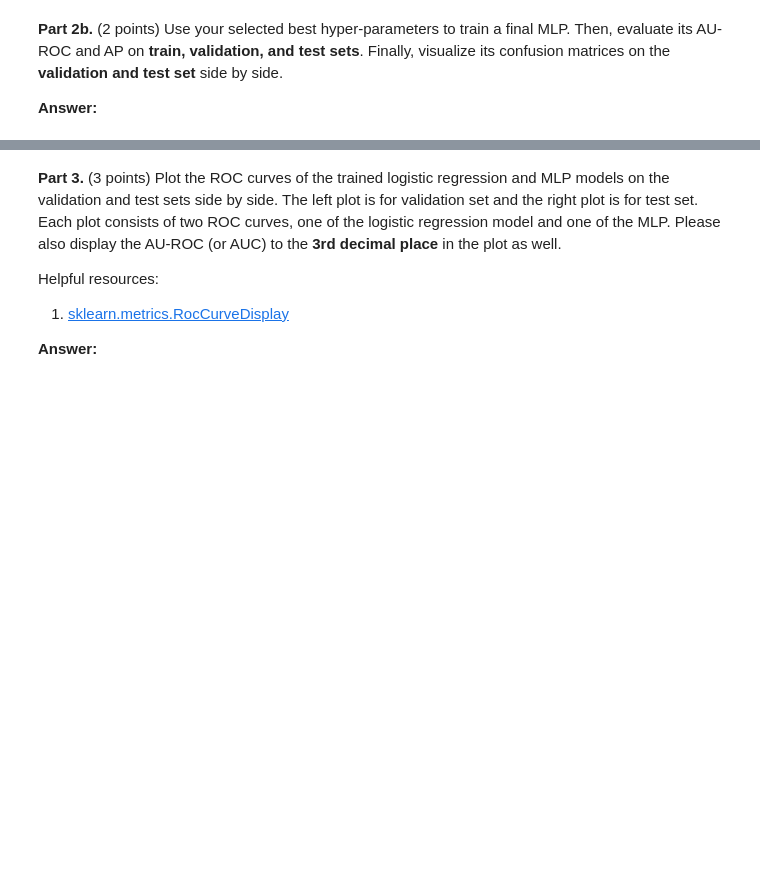
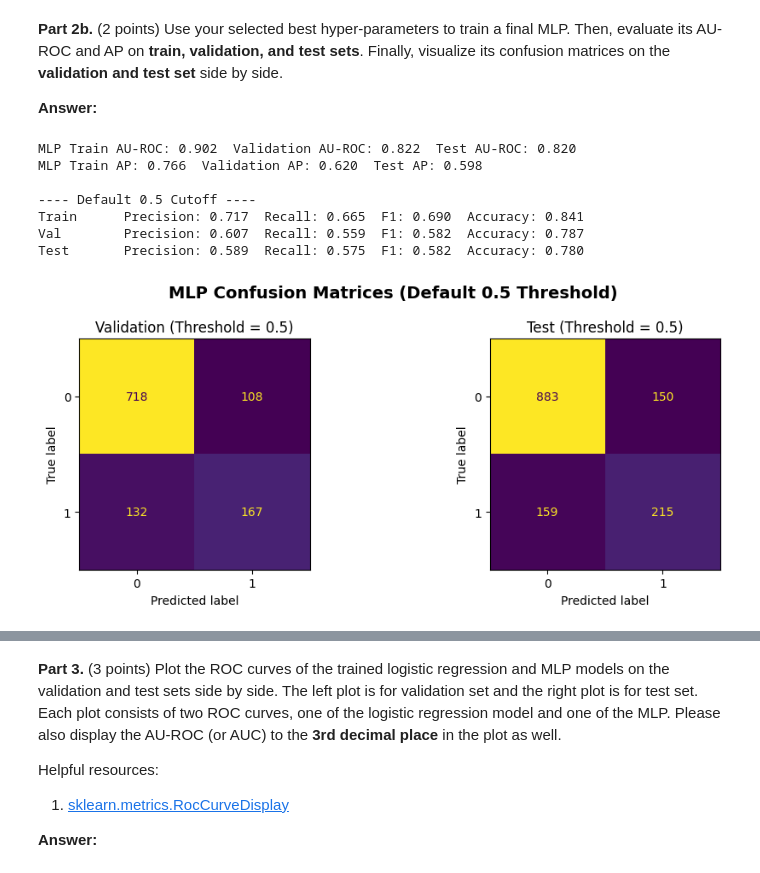
Before and after one commit to AHMerrill/ml-4, a Jupyter notebook: Zan_Merrill_ahm2452_HW4.ipynb, the cells around one changed output, grey strips where cells are left out. Drawn from its saved outputs; the diff is of its cells as text; code cells hidden in the pictures; blank space fills up the shorter version.

```diff
--- a/Zan_Merrill_ahm2452_HW4.ipynb
+++ b/Zan_Merrill_ahm2452_HW4.ipynb
@@ -801,0 +803,69 @@ print(f"MLP Train AP: {train_ap_mlp:.3f} Validation AP: {val_ap_mlp:.3f} Test AP
+# %%
+# Initialize and fit MLP
+### START CODE ###
+mlp_best = MLPClassifier(
+    random_state=42,
+    hidden_layer_sizes=(32,),
+    learning_rate_init=0.001,
+    max_iter=500
+)
+mlp_best.fit(X_train, y_train)
+### END CODE ###
+
+
+# Evaluate AU-ROC and AP on train/validation/test sets
+### START CODE ###
+# Predicted probabilities for the positive class (1)
+train_y_pred_score_mlp = mlp_best.predict_proba(X_train)[:, 1]
+val_y_pred_score_mlp = mlp_best.predict_proba(X_val)[:, 1]
+test_y_pred_score_mlp = mlp_best.predict_proba(X_test)[:, 1]
+
+# AU-ROC
+train_auroc_mlp = roc_auc_score(y_train, train_y_pred_score_mlp)
+val_auroc_mlp = roc_auc_score(y_val, val_y_pred_score_mlp)
+test_auroc_mlp = roc_auc_score(y_test, test_y_pred_score_mlp)
+
+# Average Precision (AP)
+train_ap_mlp = average_precision_score(y_train, train_y_pred_score_mlp)
+val_ap_mlp = average_precision_score(y_val, val_y_pred_score_mlp)
+test_ap_mlp = average_precision_score(y_test, test_y_pred_score_mlp)
+### END CODE ###
+
+print(f"MLP Train AU-ROC: {train_auroc_mlp:.3f}  Validation AU-ROC: {val_auroc_mlp:.3f}  Test AU-ROC: {test_auroc_mlp:.3f}")
+print(f"MLP Train AP: {train_ap_mlp:.3f}  Validation AP: {val_ap_mlp:.3f}  Test AP: {test_ap_mlp:.3f}")
+
+# ---- Default 0.5 Cutoff ----
+train_preds = (train_y_pred_score_mlp >= 0.5).astype(int)
+val_preds = (val_y_pred_score_mlp >= 0.5).astype(int)
+test_preds = (test_y_pred_score_mlp >= 0.5).astype(int)
+
+def print_metrics(y_true, y_pred, split):
+    p = precision_score(y_true, y_pred)
+    r = recall_score(y_true, y_pred)
+    f1 = f1_score(y_true, y_pred)
+    acc = accuracy_score(y_true, y_pred)
+    print(f"{split:<10} Precision: {p:.3f}  Recall: {r:.3f}  F1: {f1:.3f}  Accuracy: {acc:.3f}")
+
+print("\n---- Default 0.5 Cutoff ----")
+print_metrics(y_train, train_preds, "Train")
+print_metrics(y_val, val_preds, "Val")
+print_metrics(y_test, test_preds, "Test")
+
+# --- Confusion matrices ---
+fig, axes = plt.subplots(1, 2, figsize=(10, 4))
+ConfusionMatrixDisplay(confusion_matrix(y_val, val_preds)).plot(ax=axes[0], colorbar=False)
+axes[0].set_title("Validation (Threshold = 0.5)")
+ConfusionMatrixDisplay(confusion_matrix(y_test, test_preds)).plot(ax=axes[1], colorbar=False)
+axes[1].set_title("Test (Threshold = 0.5)")
+plt.suptitle("MLP Confusion Matrices (Default 0.5 Threshold)", fontsize=14, fontweight="bold")
+plt.tight_layout()
+plt.show()
+# %% [output]
+MLP Train AU-ROC: 0.902  Validation AU-ROC: 0.822  Test AU-ROC: 0.820
+MLP Train AP: 0.766  Validation AP: 0.620  Test AP: 0.598
+
+---- Default 0.5 Cutoff ----
+Train      Precision: 0.717  Recall: 0.665  F1: 0.690  Accuracy: 0.841
+Val        Precision: 0.607  Recall: 0.559  F1: 0.582  Accuracy: 0.787
+Test       Precision: 0.589  Recall: 0.575  F1: 0.582  Accuracy: 0.780
+[figure, added]
```
Also changed, not shown: parts of 10 cells of this notebook.
